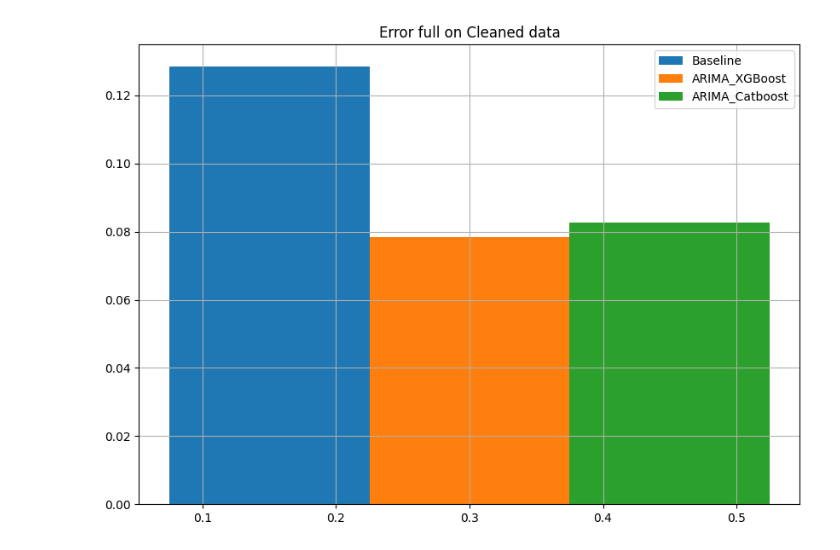
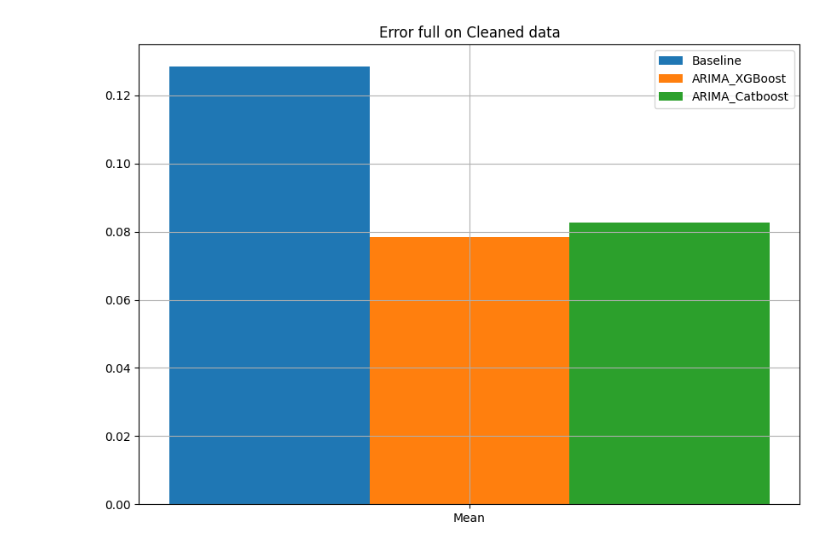
Before and after one commit to clarachristiansen/Bachelor_project, a Jupyter notebook: Visualize_CV_new_format.ipynb, the cells around one changed output. Drawn from its saved outputs; the diff is of its cells as text; code cells hidden in the pictures.

Commit message:
All visualization with nre format and classes!

```diff
--- a/Visualize_CV_new_format.ipynb
+++ b/Visualize_CV_new_format.ipynb
@@ -13,6 +13,8 @@ class Results:
         self.measure = measure
         self.relative_path = f'Results/Separate_Runs/{dataset_name}/{model_name}/*results365.csv'
         self.data = self.data_from_files(self.relative_path, self.measure)
+        #if measure == 'Error':
+        #    self.data = self.data_from_files_error(self.relative_path, self.measure)
         self.data_route = self.extract_train_routes(specific_train_route, self.data)
 
     def data_from_files(self, relative_path, measure):
@@ -26,10 +28,17 @@ class Results:
             file_dict = {}
             file_dict['route_station'] = file[index_start:].split('_')[0]
             for i in range(self.x):
-                file_dict[f'{measure}_baseline{i}'] = data_from_file[f'{measure}_baseline{i}'][0]
-                file_dict[f'{measure}_ARIMA{i}'] = data_from_file.get(f'{measure}_ARIMA{i}', [None])[0] # No ARIMA column in only Boosted
-                file_dict[f'{measure}_full{i}'] = data_from_file[f'{measure}_full{i}'][0]
-            result_df = pd.concat([result_df, pd.DataFrame(file_dict, index=[0])])
+                if measure == 'Error':
+                    file_dict[f'{measure}_baseline{i}'] = data_from_file[f'{measure}_baseline{i}'][0]
+                    file_dict[f'{measure}_ARIMA{i}'] = data_from_file.get(f'{measure}_ARIMA{i}', [None])[0] # No ARIMA column in only Boosted
+                    file_dict[f'{measure}_full{i}'] = data_from_file[f'{measure}_full{i}'][0]
+                else:
+                    file_dict[f'{measure}_baseline{i}'] = [data_from_file[f'{measure}_baseline{i}']]
+                    file_dict[f'{measure}_ARIMA{i}'] = [data_from_file.get(f'{measure}_ARIMA{i}', [None])] # No ARIMA column in only Boosted
+                    file_dict[f'{measure}_full{i}'] = [data_from_file[f'{measure}_full{i}']]
+                    if measure == 'Predictions':
+                        file_dict[f'y_true{i}'] = [data_from_file[f'y_true{i}']]
+            result_df = pd.concat([result_df, pd.DataFrame(file_dict, index=[0])], ignore_index=True)
         return result_df
 
     def extract_train_routes(self, specific_train_route, data):
@@ -123,28 +148,26 @@ ARIMA_CatBoost_Errors = Errors('Cleaned', 'ARIMA_Catboost', 20)
 # %%
-def plot_columns(data_classes, column, column_arima=None, use_mean=False):
+def plot_columns(data_classes, column, column_arima=None):
     datasets = data_classes
 
     plt.figure(figsize=(10,7))
     bar_width = 0.15
-    index = range(0,1)
     arima_found=False
-    plt.bar([j + bar_width for j in index], (pd.DataFrame(datasets[0].data.mean(axis=0, numeric_only=True)).T.assign(route_station='Mean'))['Error_baseline0'], bar_width, label='Baseline')
+    plt.bar([bar_width], (pd.DataFrame(datasets[0].data.mean(axis=0, numeric_only=True)).T.assign(route_station='Mean'))['Error_baseline0'], bar_width, label='Baseline')
     counter = 0
     for i, (dataset) in enumerate(datasets):
         dataset_df = (pd.DataFrame(dataset.data.mean(axis=0, numeric_only=True)).T.assign(route_station='Mean')).sort_values(by='route_station')
-        plt.bar([j + (counter+2) * bar_width for j in index], dataset_df[column].values, bar_width, label=dataset.model_name)
+        plt.bar([(counter+2) * bar_width], dataset_df[column].values, bar_width, label=dataset.model_name)
         counter += 1
         if column_arima in dataset_df.columns and not arima_found:
-            plt.bar([j + (counter+2) * bar_width for j in index], dataset_df[column_arima].values, bar_width, label='ARIMA')
+            plt.bar([(counter+2) * bar_width], dataset_df[column_arima].values, bar_width, label='ARIMA')
             counter += 1
             arima_found=True
-        #plt.xticks(1, dataset_df['route_station'])
-        #print(dataset)
+        plt.xticks([counter * bar_width], dataset_df['route_station'])
 
     plt.legend()
     plt.title(f'Error full on {dataset.dataset_name} data')
     plt.grid()
 # %%
-plot_columns([ARIMA_XGBoost_Errors, ARIMA_CatBoost_Errors], 'Error_full0', column_arima='Errors_ARIMA0', use_mean=True)
+plot_columns([ARIMA_XGBoost_Errors, ARIMA_CatBoost_Errors], 'Error_full0', column_arima='Errors_ARIMA0')
 # %% [output]
-[figure, old version]
+[figure, new version]
```
Also changed, not shown: parts of 12 cells of this notebook.
